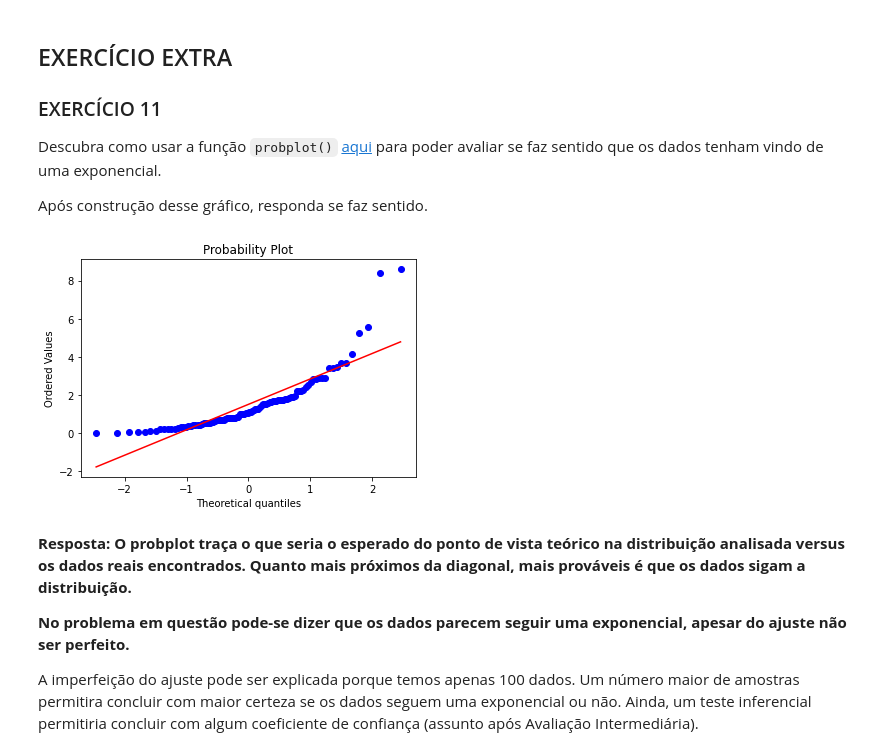
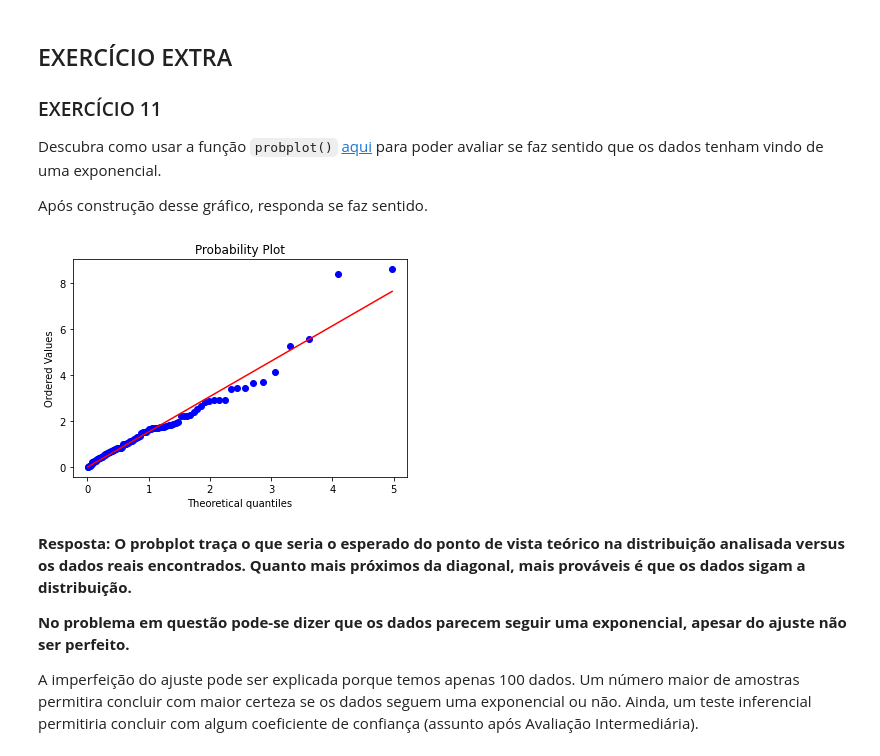
Before and after one commit to pedroivoal/Semestre-2, a Jupyter notebook: Cdados/aula15/Aula 15_Atividade_Exponencial.ipynb, the cells around one changed output. Cells and saved outputs as stored; diff of their text form; code cells hidden in the pictures.

```diff
--- a/Cdados/aula15/Aula 15_Atividade_Exponencial.ipynb
+++ b/Cdados/aula15/Aula 15_Atividade_Exponencial.ipynb
@@ -409,11 +404,11 @@ Após construção desse gráfico, responda se faz sentido.
 # %%
 fig = plt.figure()
 ax = fig.add_subplot(111)
 
-stats.probplot(dados_transistores.durabilidade, plot=ax)
+stats.probplot(dados_transistores.durabilidade, dist=stats.expon, plot=ax)
 plt.show()
 # %% [output]
-[figure, old version]
+[figure, new version]
 # %% [markdown]
 **Resposta: O probplot traça o que seria o esperado do ponto de vista teórico na distribuição analisada versus os dados reais encontrados. Quanto mais próximos da diagonal, mais prováveis é que os dados sigam a distribuição.**
 
```
Also changed, not shown: parts of 2 cells of this notebook.
